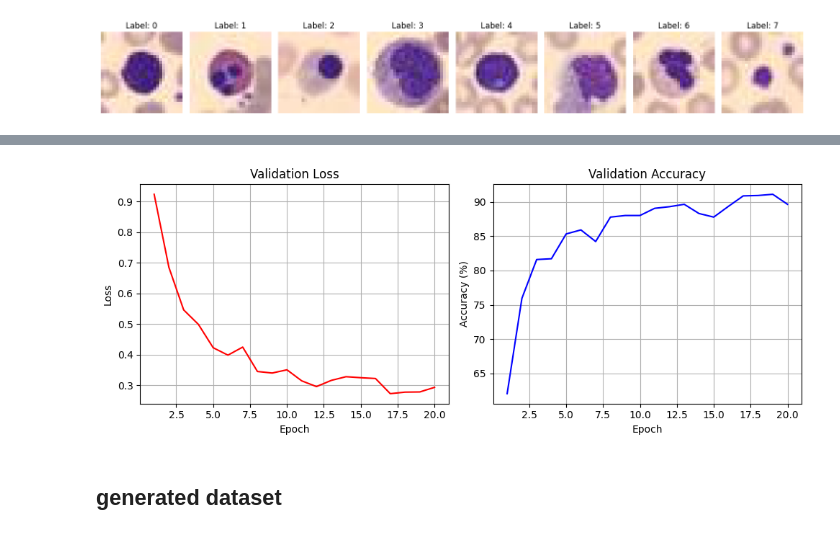
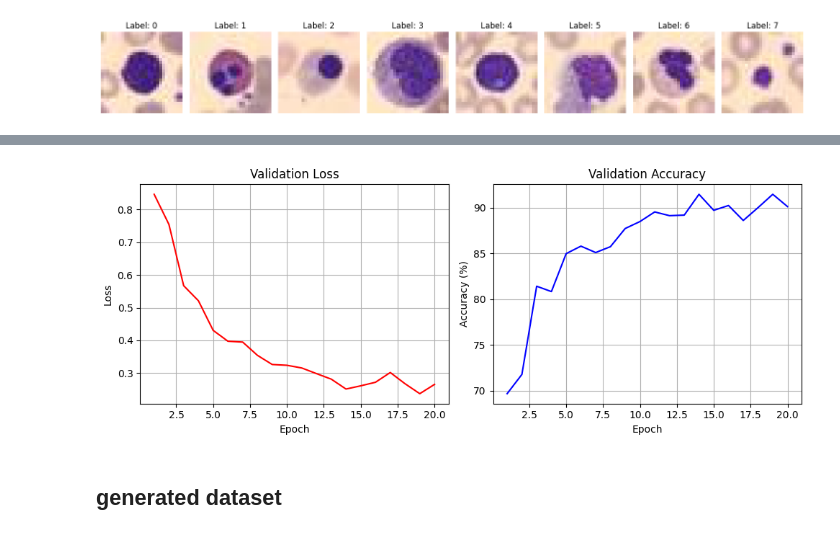
Before and after one commit to LukrecijaMedimorec/BloodCellClassifier, a Jupyter notebook: Classifier.ipynb, the cells around one changed output, grey strips where cells are left out. Drawn from its saved outputs; the diff is of its cells as text; code cells hidden in the pictures.

```diff
--- a/Classifier.ipynb
+++ b/Classifier.ipynb
@@ -223,12 +223,12 @@ plt.show()
 [figure]
 # %%
 device = torch.device("cuda" if torch.cuda.is_available() else "cpu")
-model = BloodCellClassifier().to(device)
+original_model = BloodCellClassifier().to(device)
 criterion = nn.CrossEntropyLoss()
-optimizer = optim.Adam(model.parameters(), lr=0.001)
+optimizer = optim.Adam(original_model.parameters(), lr=0.0015)
 
 original_metrics = train_validate(
-    model=model,
+    model=original_model,
     train_dataloader=train_dataloader,
     val_dataloader=val_dataloader,
     criterion=criterion,
@@ -262,4 +262,4 @@ Epoch 20/20 | Train Loss: 0.2242 | Val Loss: 0.2929 | Val Acc: 89.66% | Val Prec
-[figure, old version]
+[figure, new version]
 # %% [markdown]
 ## generated dataset
 # %%
```
Also changed, not shown: parts of 11 cells of this notebook.
